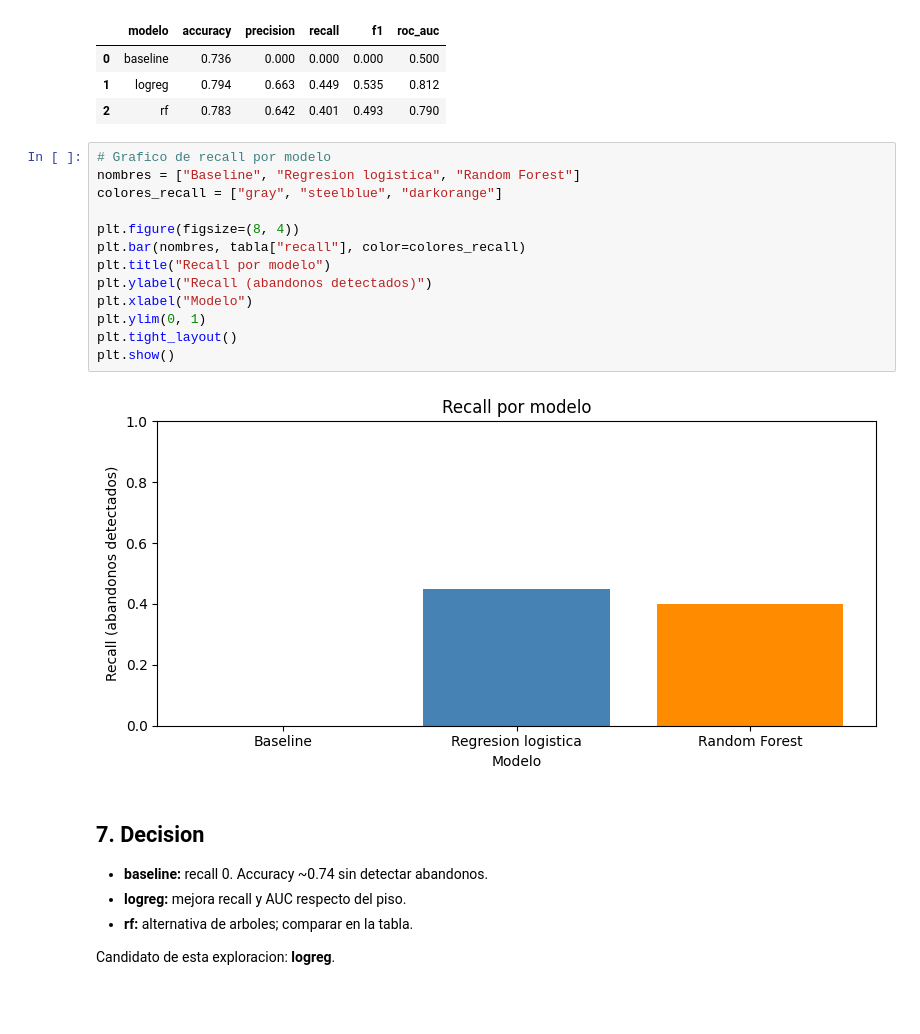
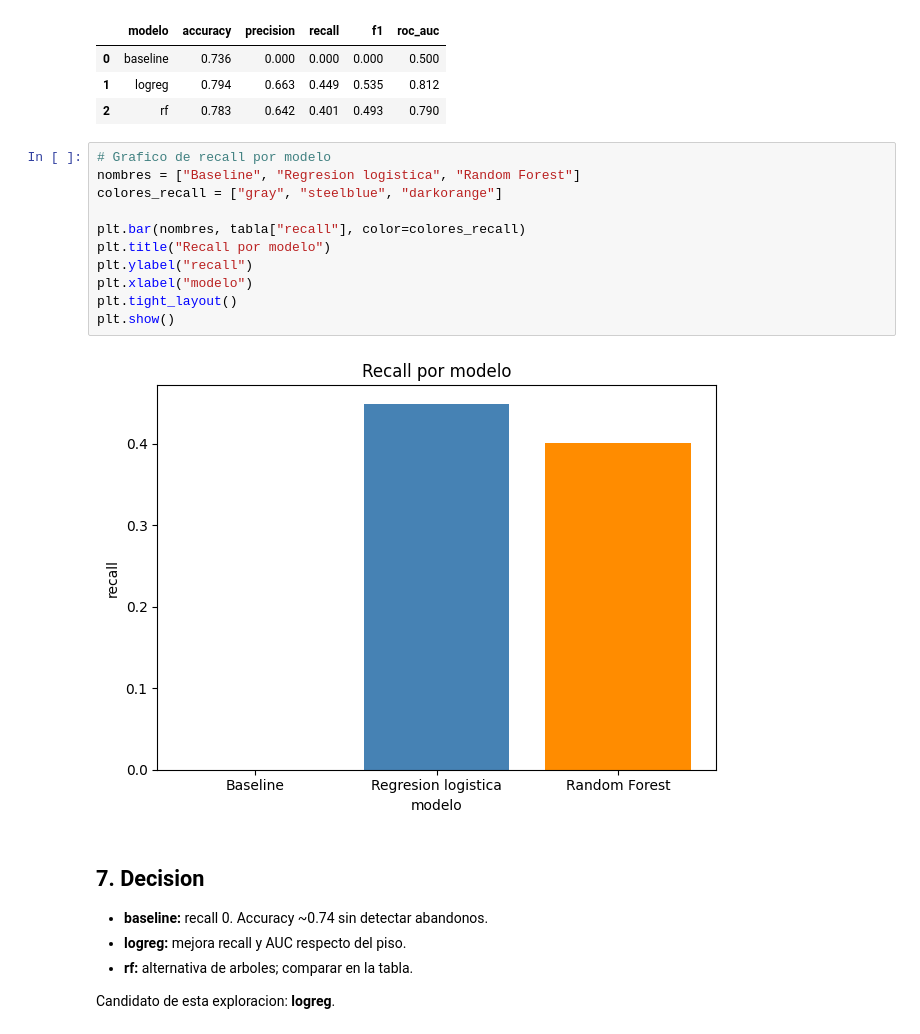
Before and after one commit to javi2481/customer-churn-ml-j-a, a Jupyter notebook: notebooks/02_exploracion_modelos.ipynb, the cells around one changed output. Saved outputs shown, nothing was run; the diff lists cells and outputs as text; blank space fills up the shorter version.

Commit message:
Volver a la escala automatica del grafico de recall.
Co-authored-by: Cursor <cursoragent@cursor.com>

```diff
--- a/notebooks/02_exploracion_modelos.ipynb
+++ b/notebooks/02_exploracion_modelos.ipynb
@@ -273,18 +273,16 @@ tabla
 # %%
 # Grafico de recall por modelo
 nombres = ["Baseline", "Regresion logistica", "Random Forest"]
 colores_recall = ["gray", "steelblue", "darkorange"]
 
-plt.figure(figsize=(8, 4))
 plt.bar(nombres, tabla["recall"], color=colores_recall)
 plt.title("Recall por modelo")
-plt.ylabel("Recall (abandonos detectados)")
-plt.xlabel("Modelo")
-plt.ylim(0, 1)
+plt.ylabel("recall")
+plt.xlabel("modelo")
 plt.tight_layout()
 plt.show()
 # %% [output]
-[figure, old version]
+[figure, new version]
 # %% [markdown]
 ## 7. Decision
 
```
Also changed, not shown: 1 other file.
